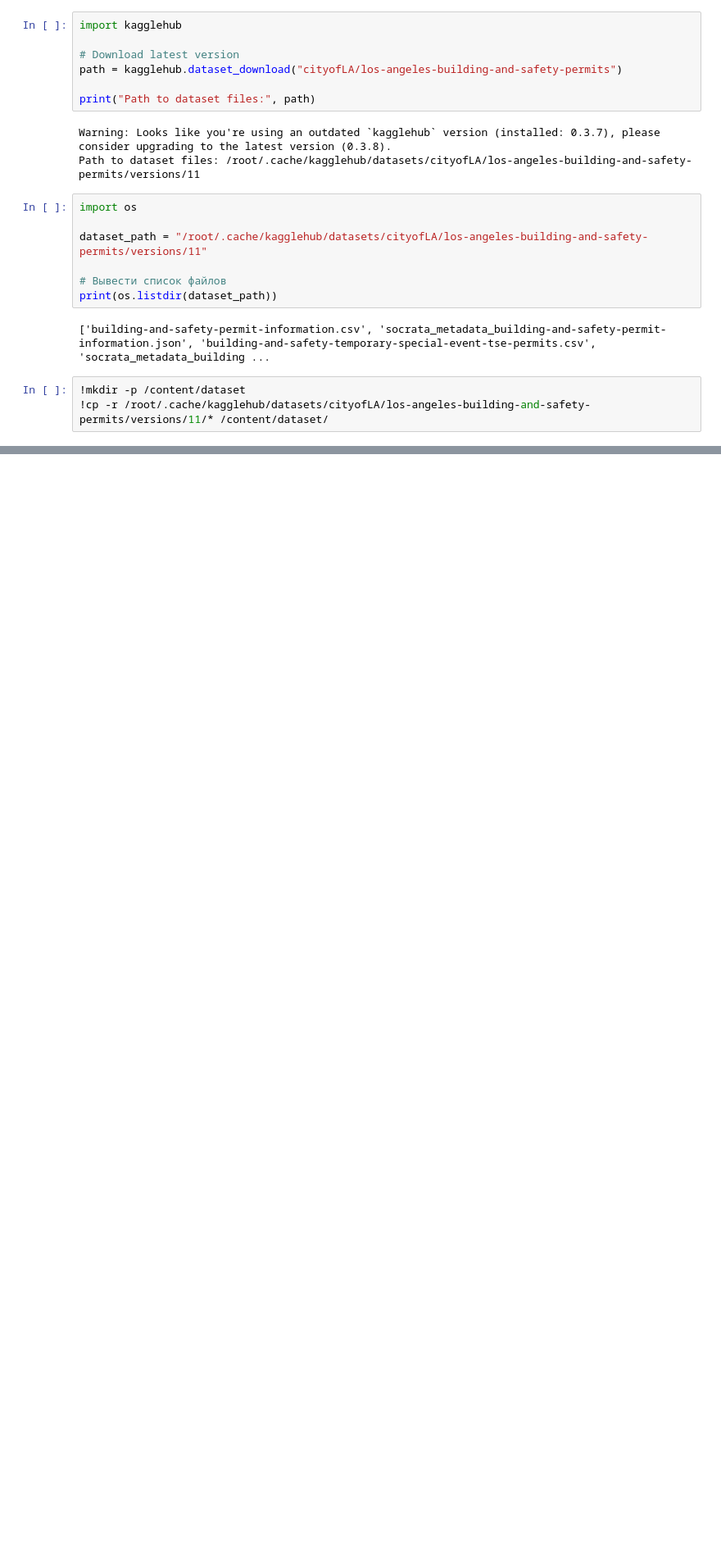
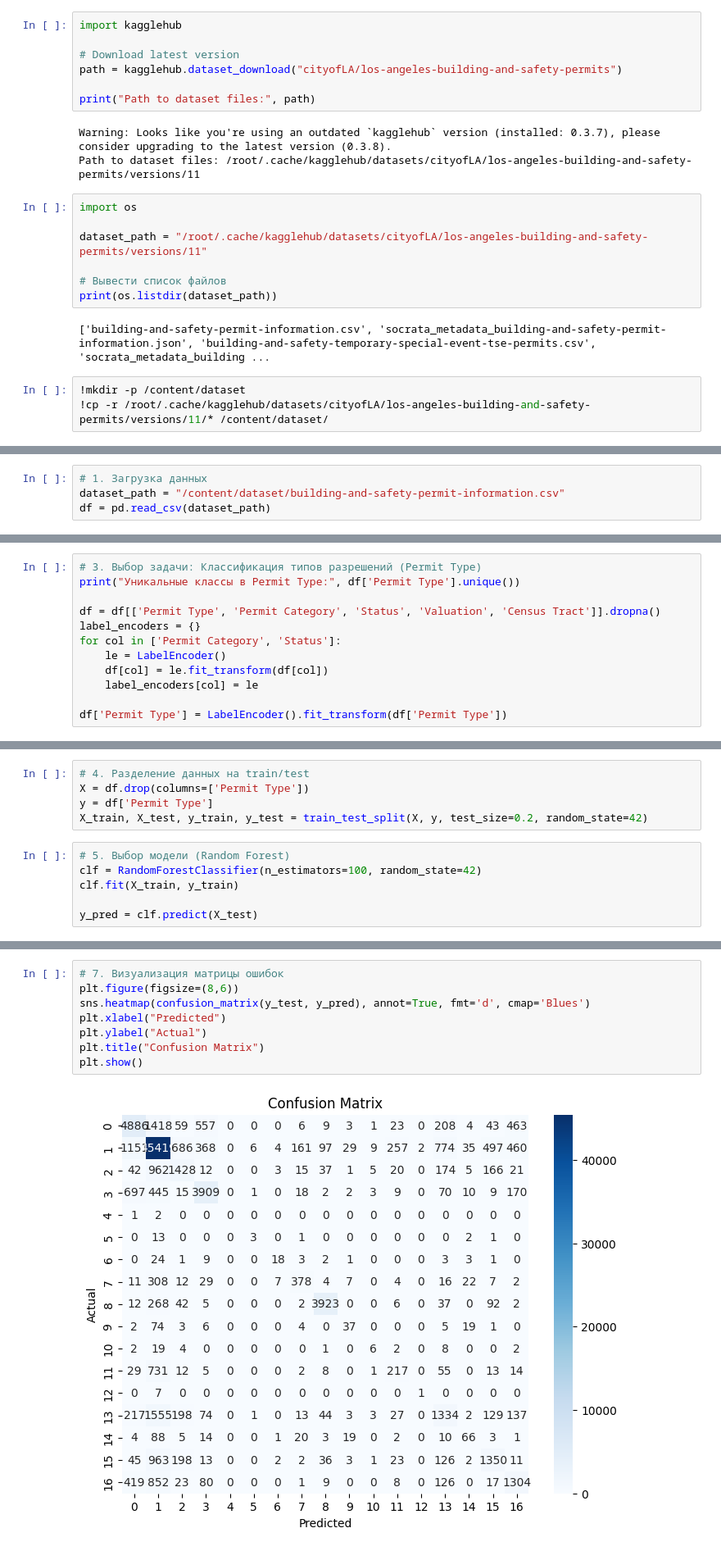
Before and after one commit to woofiwaffle/Projects_BD, a Jupyter notebook: practical1.ipynb, the cells around one changed output, grey strips where cells are left out. Shown: that part at 82% size. Cells and saved outputs as stored; diff of their text form; blank space fills up the shorter version.

```diff
--- a/practical1.ipynb
+++ b/practical1.ipynb
@@ -57,0 +34,4 @@ print(df_tse.head())
+# %%
+# 1. Загрузка данных
+dataset_path = "/content/dataset/building-and-safety-permit-information.csv"
+df = pd.read_csv(dataset_path)
@@ -57,0 +63,12 @@ print(df_tse.head())
+# %%
+# 3. Выбор задачи: Классификация типов разрешений (Permit Type)
+print("Уникальные классы в Permit Type:", df['Permit Type'].unique())
+
+df = df[['Permit Type', 'Permit Category', 'Status', 'Valuation', 'Census Tract']].dropna()
+label_encoders = {}
+for col in ['Permit Category', 'Status']:
+    le = LabelEncoder()
+    df[col] = le.fit_transform(df[col])
+    label_encoders[col] = le
+
+df['Permit Type'] = LabelEncoder().fit_transform(df['Permit Type'])
@@ -57,0 +81,11 @@ print(df_tse.head())
+# %%
+# 4. Разделение данных на train/test
+X = df.drop(columns=['Permit Type'])
+y = df['Permit Type']
+X_train, X_test, y_train, y_test = train_test_split(X, y, test_size=0.2, random_state=42)
+# %%
+# 5. Выбор модели (Random Forest)
+clf = RandomForestClassifier(n_estimators=100, random_state=42)
+clf.fit(X_train, y_train)
+
+y_pred = clf.predict(X_test)
@@ -57,0 +116,10 @@ print(df_tse.head())
+# %%
+# 7. Визуализация матрицы ошибок
+plt.figure(figsize=(8,6))
+sns.heatmap(confusion_matrix(y_test, y_pred), annot=True, fmt='d', cmap='Blues')
+plt.xlabel("Predicted")
+plt.ylabel("Actual")
+plt.title("Confusion Matrix")
+plt.show()
+# %% [output]
+[figure, added]
```
Also changed, not shown: parts of 5 cells of this notebook.
